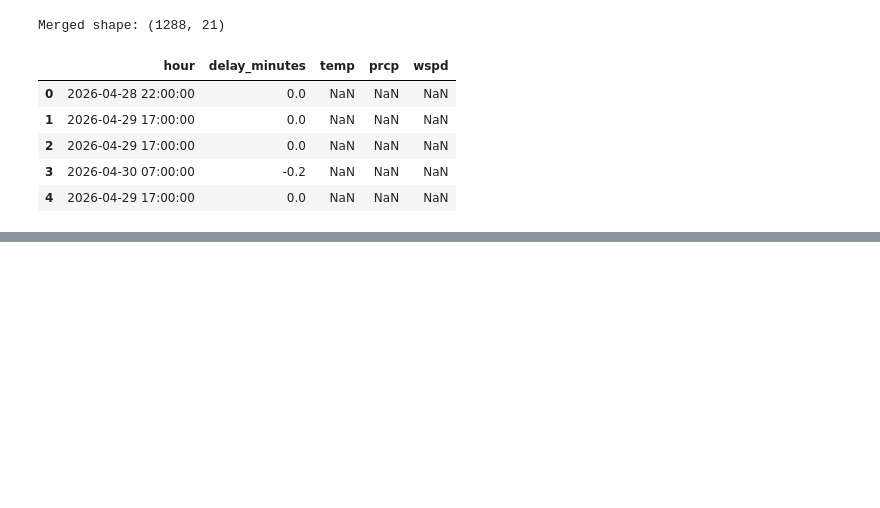
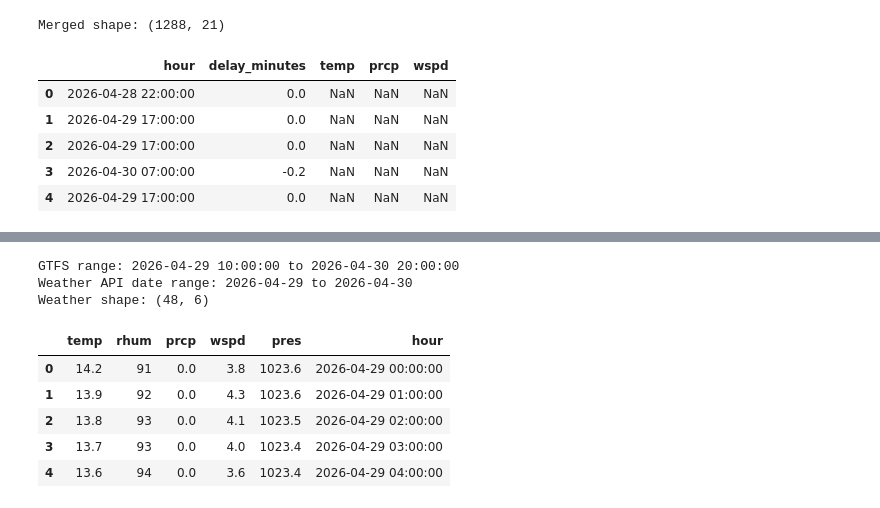
Before and after one commit to markokratos0918/ai-dss-auckland-public-transport, a Jupyter notebook: notebooks/03_weather_integration.ipynb, the cells around one changed output, grey strips where cells are left out. Cells and saved outputs as stored; diff of their text form; code cells hidden in the pictures; blank space fills up the shorter version.

```diff
--- a/notebooks/03_weather_integration.ipynb
+++ b/notebooks/03_weather_integration.ipynb
@@ -215,0 +338,77 @@ Merged shape: (1288, 21)
+# %%
+import pandas as pd
+import requests
+from pathlib import Path
+
+# Project paths
+PROJECT_ROOT = Path.cwd().parent
+GTFS_PATH = PROJECT_ROOT / "data" / "interim" / "realtime_with_routes_sample.csv"
+
+# Load GTFS realtime + routes sample
+gtfs_df = pd.read_csv(GTFS_PATH)
+
+# Convert GTFS Unix timestamp to Auckland local time
+gtfs_df["timestamp_dt"] = (
+    pd.to_datetime(gtfs_df["timestamp"], unit="s", utc=True)
+    .dt.tz_convert("Pacific/Auckland")
+    .dt.tz_localize(None)
+)
+
+# Create hourly merge key
+gtfs_df["hour"] = gtfs_df["timestamp_dt"].dt.floor("H")
+
+# Align weather date range to GTFS data
+start_date = gtfs_df["hour"].min().date().isoformat()
+end_date = gtfs_df["hour"].max().date().isoformat()
+
+print("GTFS range:", gtfs_df["hour"].min(), "to", gtfs_df["hour"].max())
+print("Weather API date range:", start_date, "to", end_date)
+
+# Open-Meteo Historical Weather API
+url = "https://archive-api.open-meteo.com/v1/archive"
+
+params = {
+    "latitude": -36.8485,
+    "longitude": 174.7633,
+    "start_date": start_date,
+    "end_date": end_date,
+    "hourly": [
+        "temperature_2m",
+        "relative_humidity_2m",
+        "precipitation",
+        "wind_speed_10m",
+        "surface_pressure"
+    ],
+    "timezone": "Pacific/Auckland"
+}
+
+response = requests.get(url, params=params, timeout=30)
+response.raise_for_status()
+
+weather_json = response.json()
+
+weather_api_df = pd.DataFrame(weather_json["hourly"])
+weather_api_df["hour"] = pd.to_datetime(weather_api_df["time"])
+weather_api_df = weather_api_df.drop(columns=["time"])
+
+weather_api_df = weather_api_df.rename(columns={
+    "temperature_2m": "temp",
+    "relative_humidity_2m": "rhum",
+    "precipitation": "prcp",
+    "wind_speed_10m": "wspd",
+    "surface_pressure": "pres"
+})
+
+print("Weather shape:", weather_api_df.shape)
+display(weather_api_df.head())
+display(weather_api_df.tail())
+# %% [output]
+GTFS range: 2026-04-29 10:00:00 to 2026-04-30 20:00:00
+Weather API date range: 2026-04-29 to 2026-04-30
+Weather shape: (48, 6)
+|  | temp | rhum | prcp | wspd | pres | hour |
+| 0 | 14.2 | 91 | 0.0 | 3.8 | 1023.6 | 2026-04-29 00:00:00 |
+| 1 | 13.9 | 92 | 0.0 | 4.3 | 1023.6 | 2026-04-29 01:00:00 |
+| 2 | 13.8 | 93 | 0.0 | 4.1 | 1023.5 | 2026-04-29 02:00:00 |
+| 3 | 13.7 | 93 | 0.0 | 4.0 | 1023.4 | 2026-04-29 03:00:00 |
+| 4 | 13.6 | 94 | 0.0 | 3.6 | 1023.4 | 2026-04-29 04:00:00 |
```
Also changed, not shown: parts of 11 cells of this notebook, 1 other file.
